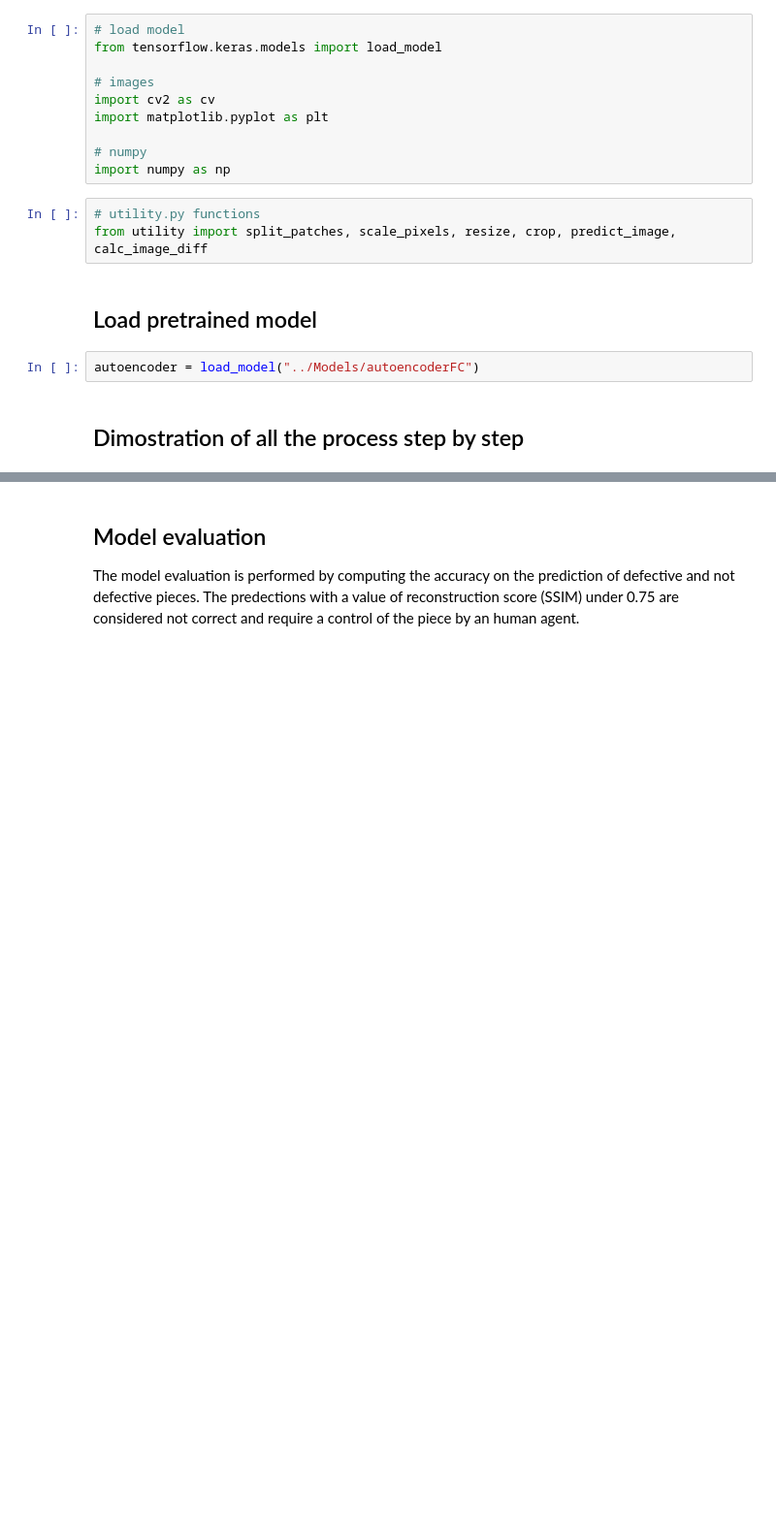
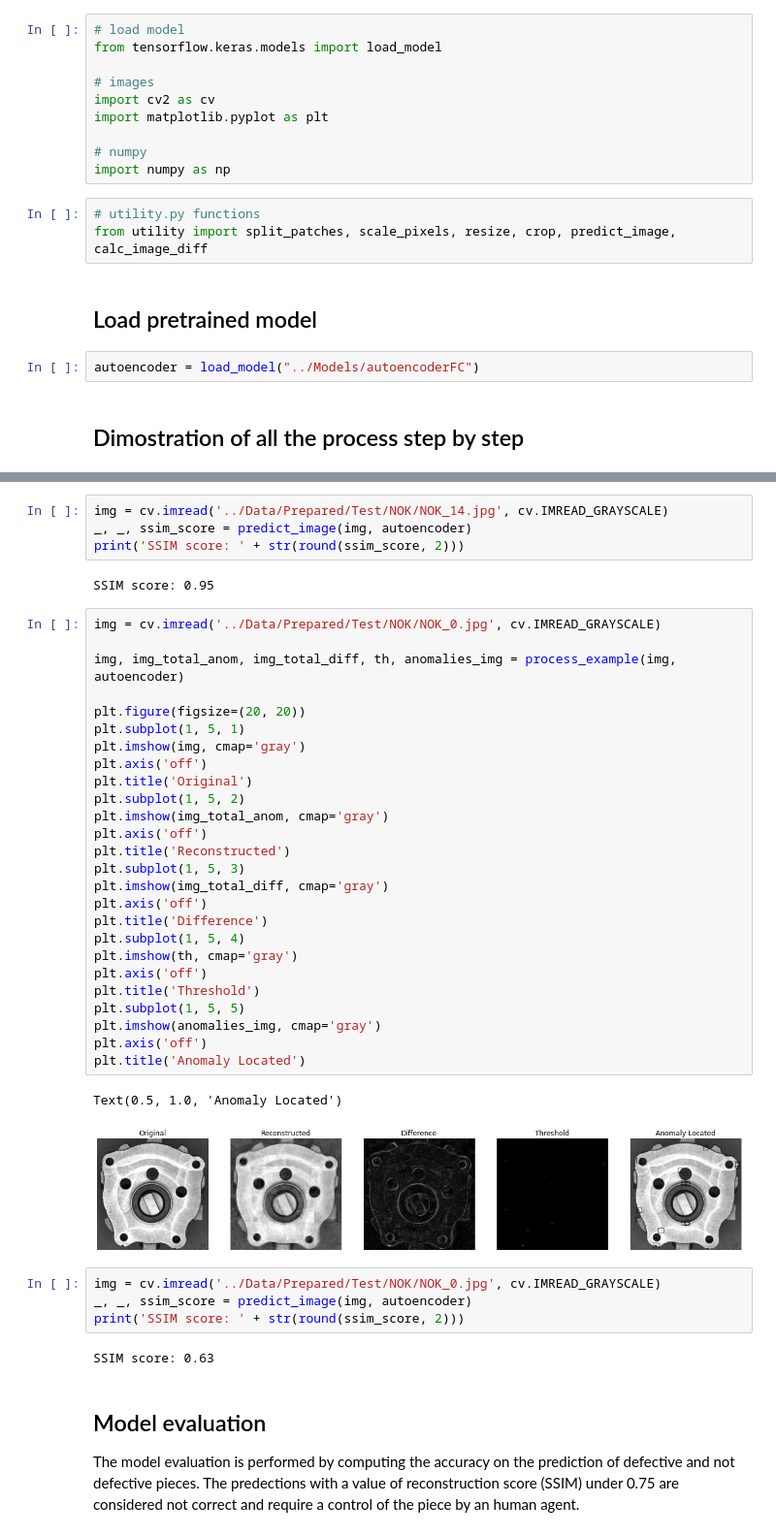
Before and after one commit to DragoneKTM/Industry_lab, a Jupyter notebook: Notebooks/Part3_test.ipynb, the cells around one changed output, grey strips where cells are left out. Shown at 97% size. Drawn from its saved outputs; the diff is of its cells as text; blank space fills up the shorter version.

```diff
--- a/Notebooks/Part3_test.ipynb
+++ b/Notebooks/Part3_test.ipynb
@@ -94,3 +98,44 @@ Text(0.5, 1.0, 'Anomaly Located')
+# %%
+img = cv.imread('../Data/Prepared/Test/NOK/NOK_14.jpg', cv.IMREAD_GRAYSCALE)
+_, _, ssim_score = predict_image(img, autoencoder)
+print('SSIM score: ' + str(round(ssim_score, 2)))
+# %% [output]
+SSIM score: 0.95
+# %%
+img = cv.imread('../Data/Prepared/Test/NOK/NOK_0.jpg', cv.IMREAD_GRAYSCALE)
+
+img, img_total_anom, img_total_diff, th, anomalies_img = process_example(img, autoencoder)
+
+plt.figure(figsize=(20, 20))
+plt.subplot(1, 5, 1)
+plt.imshow(img, cmap='gray')
+plt.axis('off')
+plt.title('Original')
+plt.subplot(1, 5, 2)
+plt.imshow(img_total_anom, cmap='gray')
+plt.axis('off')
+plt.title('Reconstructed')
+plt.subplot(1, 5, 3)
+plt.imshow(img_total_diff, cmap='gray')
+plt.axis('off')
+plt.title('Difference')
+plt.subplot(1, 5, 4)
+plt.imshow(th, cmap='gray')
+plt.axis('off')
+plt.title('Threshold')
+plt.subplot(1, 5, 5)
+plt.imshow(anomalies_img, cmap='gray')
+plt.axis('off')
+plt.title('Anomaly Located')
+# %% [output]
+Text(0.5, 1.0, 'Anomaly Located')
+[figure, added]
+# %%
+img = cv.imread('../Data/Prepared/Test/NOK/NOK_0.jpg', cv.IMREAD_GRAYSCALE)
+_, _, ssim_score = predict_image(img, autoencoder)
+print('SSIM score: ' + str(round(ssim_score, 2)))
+# %% [output]
+SSIM score: 0.63
 # %% [markdown]
 ## Model evaluation
 The model evaluation is performed by computing the accuracy on the prediction of defective and not defective pieces.
```
Also changed, not shown: parts of 4 cells of this notebook, 2 other files.
